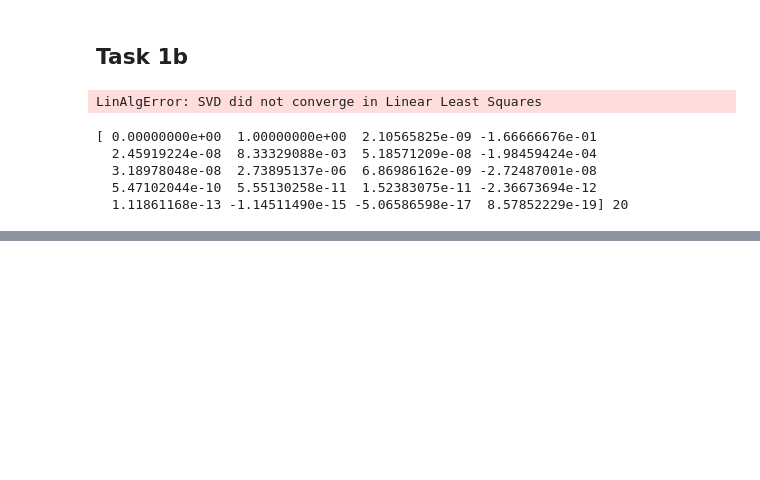
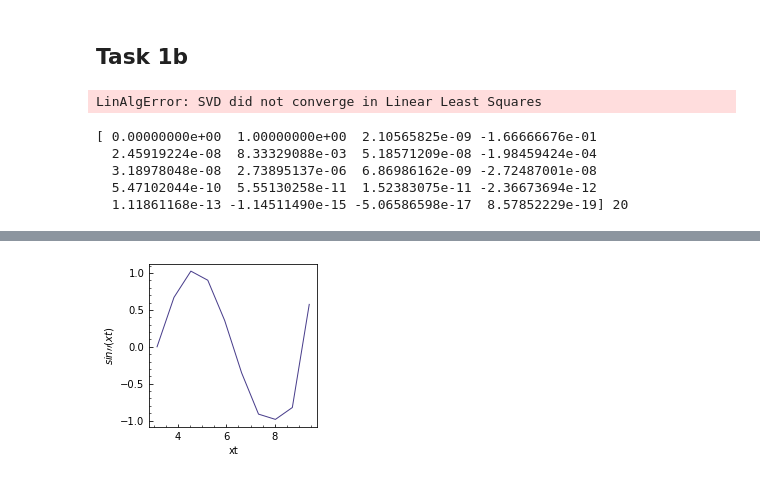
Before and after one commit to sadiess/a211w20, a Jupyter notebook: SeddonStettler_HW02.ipynb, the cells around one changed output, grey strips where cells are left out. Cells and saved outputs as stored; diff of their text form; code cells hidden in the pictures; blank space fills up the shorter version.

```diff
--- a/SeddonStettler_HW02.ipynb
+++ b/SeddonStettler_HW02.ipynb
@@ -83,0 +182,5 @@ plot_line_points(lkt, poly_int, xlabel=r'$x$', ylabel=r'$f(x)$', figsize=4)
+# %%
+plot_line_points(xtest, sinxpp,
+                 xlabel=r'xt', ylabel=r'$sin\prime\prime(xt)$', figsize=3)
+# %% [output]
+[figure, added]
```
Also changed, not shown: parts of 18 cells of this notebook.
